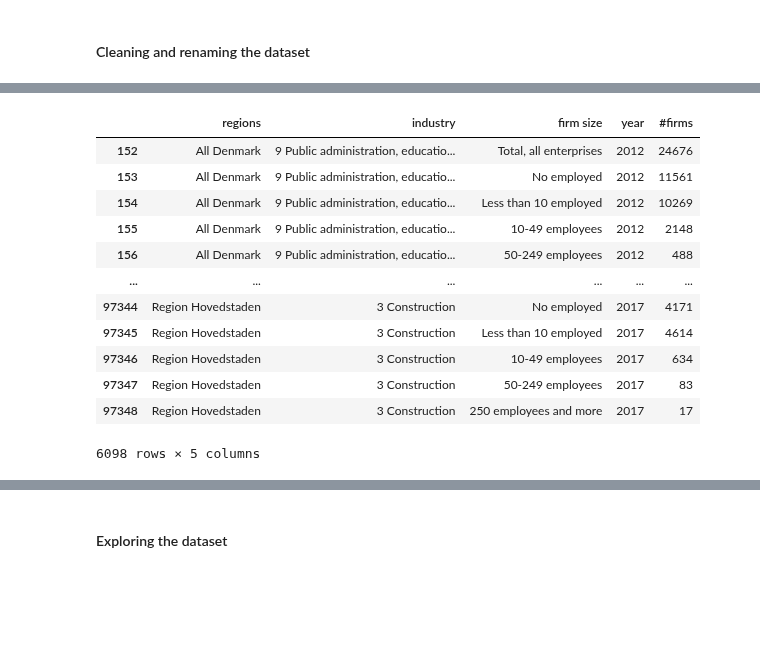
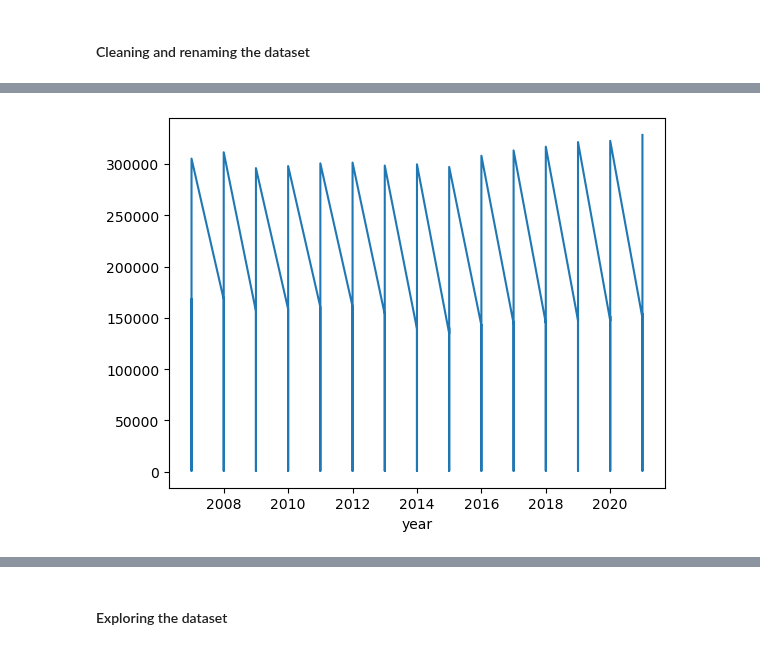
Before and after one commit to NumEconCopenhagen/projects-2024-emil-og-simon, a Jupyter notebook: dataproject/dataproject.ipynb, the cells around one changed output, grey strips where cells are left out. Saved outputs shown, nothing was run; the diff lists cells and outputs as text; code cells hidden in the pictures; blank space fills up the shorter version.

```diff
--- a/dataproject/dataproject.ipynb
+++ b/dataproject/dataproject.ipynb
@@ -176,23 +202,17 @@ gf02_all.head()
+# %%
+# Data frame with roskilde
+gf02_size = empl_long.loc[empl_long['municipality'] == 'Tårnby', :]
+
+# Plot the content of the data frame
+empl_roskilde.plot(x='year',y='empl',legend=False);
+# %% [output]
+[figure, added]
 # %%
 #Call function from py-file
 #var_keep = ['region', 'All Denmark']
 #gf02_filtered = dataproject.keep_regs(gf02_all, var_keep)
 # %%
-I = gf02_all.regions.str.contains('Region')
-I |= gf02_all.regions.str.contains('All Denmark')
-gf02_all.loc[I, :]
+#I = gf02_all.regions.str.contains('Region')
+#I |= gf02_all.regions.str.contains('All Denmark')
+#gf02_all.loc[I, :]
-# %% [output]
-|  | regions | industry | firm size | year | #firms |
-| 152 | All Denmark | 9 Public administration, educatio... | Total, all enterprises | 2012 | 24676 |
-| 153 | All Denmark | 9 Public administration, educatio... | No employed | 2012 | 11561 |
-| 154 | All Denmark | 9 Public administration, educatio... | Less than 10 employed | 2012 | 10269 |
-| 155 | All Denmark | 9 Public administration, educatio... | 10-49 employees | 2012 | 2148 |
-| 156 | All Denmark | 9 Public administration, educatio... | 50-249 employees | 2012 | 488 |
-| ... | ... | ... | ... | ... | ... |
-| 97344 | Region Hovedstaden | 3 Construction | No employed | 2017 | 4171 |
-| 97345 | Region Hovedstaden | 3 Construction | Less than 10 employed | 2017 | 4614 |
-| 97346 | Region Hovedstaden | 3 Construction | 10-49 employees | 2017 | 634 |
-| 97347 | Region Hovedstaden | 3 Construction | 50-249 employees | 2017 | 83 |
-| 97348 | Region Hovedstaden | 3 Construction | 250 employees and more | 2017 | 17 |
-6098 rows × 5 columns
 # %%
```
Also changed, not shown: parts of 10 cells of this notebook.
